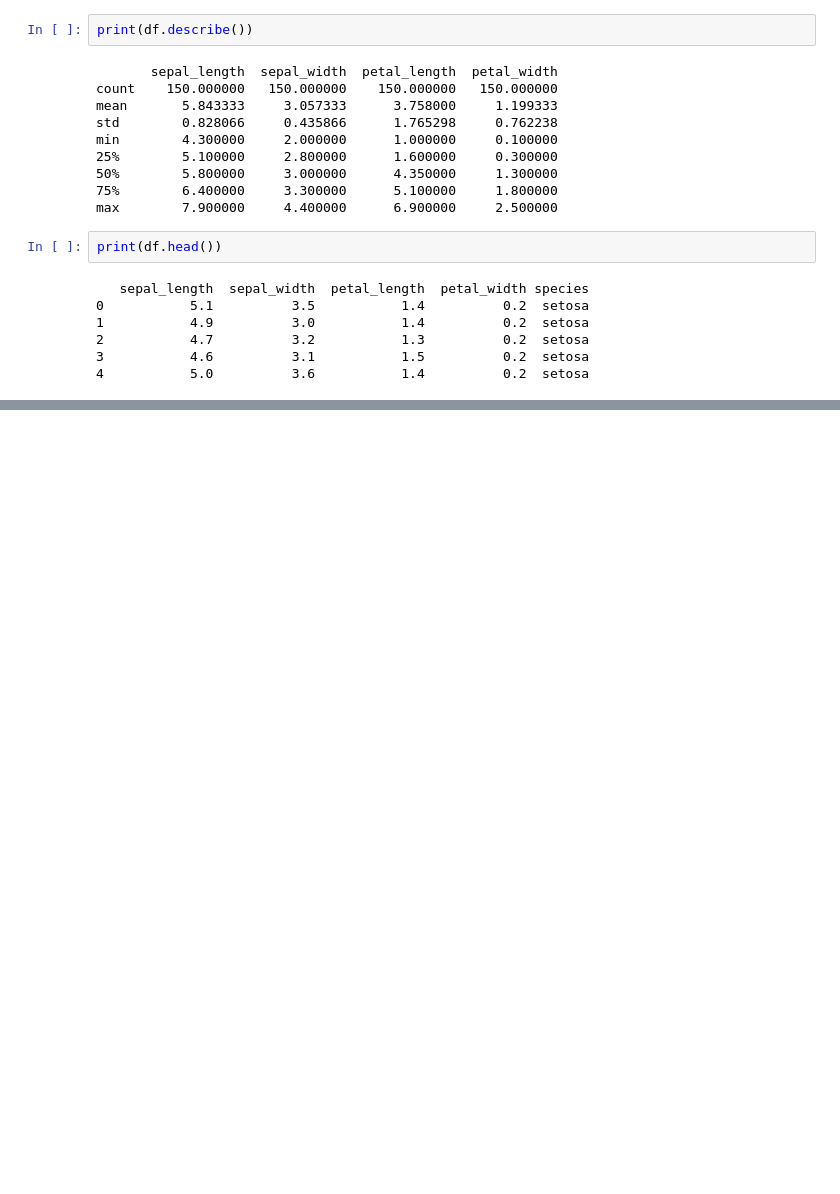
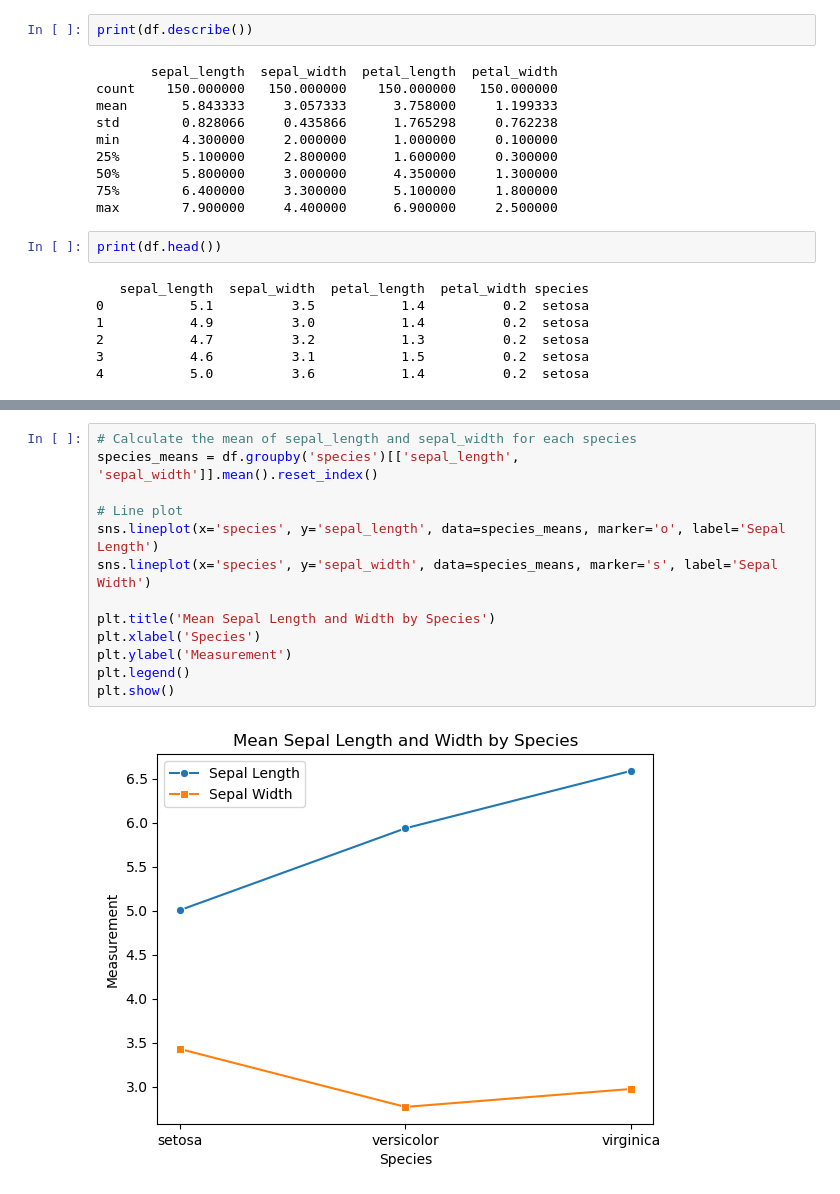
Before and after one commit to AlamzaibHussain/python, a Jupyter notebook: lib.ipynb, the cells around one changed output, grey strips where cells are left out. Saved outputs shown, nothing was run; the diff lists cells and outputs as text; blank space fills up the shorter version.

```diff
--- a/lib.ipynb
+++ b/lib.ipynb
@@ -51,0 +62,15 @@ print(df.head())
+# %%
+# Calculate the mean of sepal_length and sepal_width for each species
+species_means = df.groupby('species')[['sepal_length', 'sepal_width']].mean().reset_index()
+
+# Line plot
+sns.lineplot(x='species', y='sepal_length', data=species_means, marker='o', label='Sepal Length')
+sns.lineplot(x='species', y='sepal_width', data=species_means, marker='s', label='Sepal Width')
+
+plt.title('Mean Sepal Length and Width by Species')
+plt.xlabel('Species')
+plt.ylabel('Measurement')
+plt.legend()
+plt.show()
+# %% [output]
+[figure, added]
```
Also changed, not shown: parts of 1 cell of this notebook.
